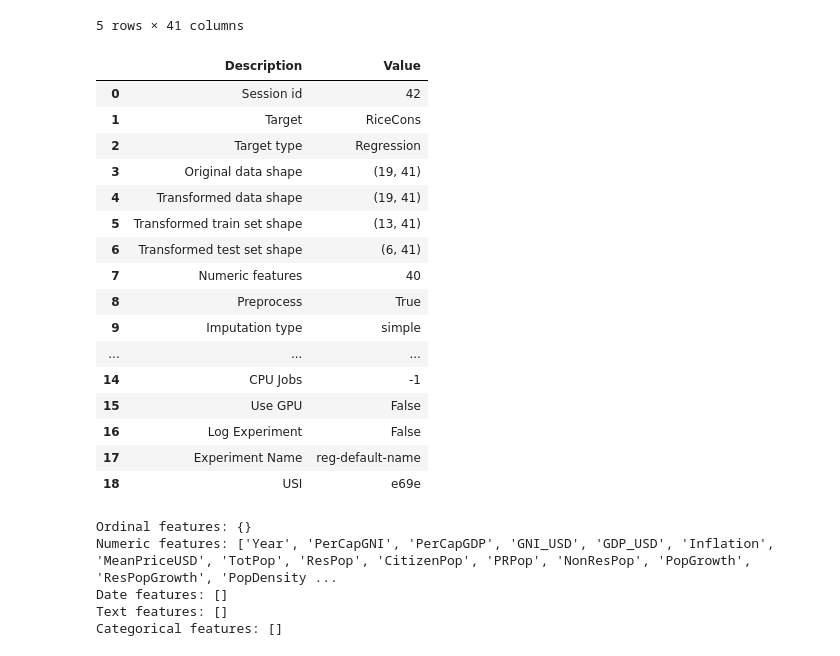
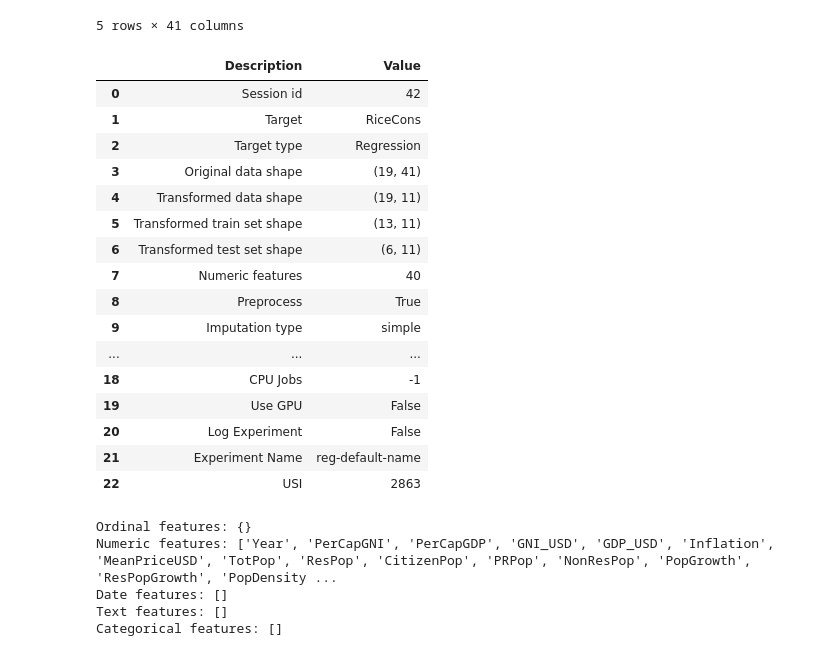
Before and after one commit to ojajaja/Abuland, a Jupyter notebook: Modelling/modelling.ipynb, the cells around one changed output. Saved outputs shown, nothing was run; the diff lists cells and outputs as text; code cells hidden in the pictures.

```diff
--- a/Modelling/modelling.ipynb
+++ b/Modelling/modelling.ipynb
@@ -24,25 +19,26 @@ data.head()
 5 rows × 41 columns
 # %%
 # setup data for modelling
-s = setup(data, target='RiceCons', session_id=42, train_size = 0.7)
+s = setup(data, target='RiceCons', session_id=42, train_size = 0.7,
+          feature_selection=True, feature_selection_method="classic", n_features_to_select=10)
 # %% [output]
 |  | Description | Value |
 | 0 | Session id | 42 |
 | 1 | Target | RiceCons |
 | 2 | Target type | Regression |
 | 3 | Original data shape | (19, 41) |
-| 4 | Transformed data shape | (19, 41) |
-| 5 | Transformed train set shape | (13, 41) |
-| 6 | Transformed test set shape | (6, 41) |
+| 4 | Transformed data shape | (19, 11) |
+| 5 | Transformed train set shape | (13, 11) |
+| 6 | Transformed test set shape | (6, 11) |
 | 7 | Numeric features | 40 |
 | 8 | Preprocess | True |
 | 9 | Imputation type | simple |
 | ... | ... | ... |
-| 14 | CPU Jobs | -1 |
-| 15 | Use GPU | False |
-| 16 | Log Experiment | False |
-| 17 | Experiment Name | reg-default-name |
-| 18 | USI | e69e |
+| 18 | CPU Jobs | -1 |
+| 19 | Use GPU | False |
+| 20 | Log Experiment | False |
+| 21 | Experiment Name | reg-default-name |
+| 22 | USI | 2863 |
 # %%
 print(f'Ordinal features: {s._fxs["Ordinal"]}')
 print(f'Numeric features: {s._fxs["Numeric"]}')
```
Also changed, not shown: parts of 10 cells of this notebook, 12 other files.
